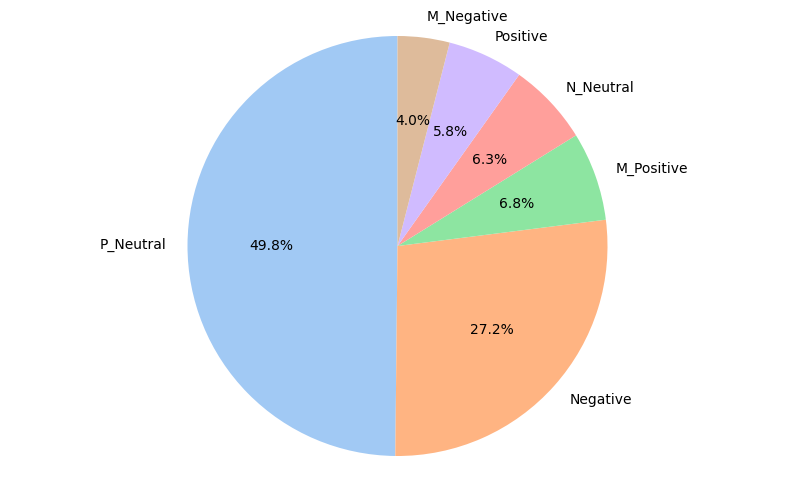
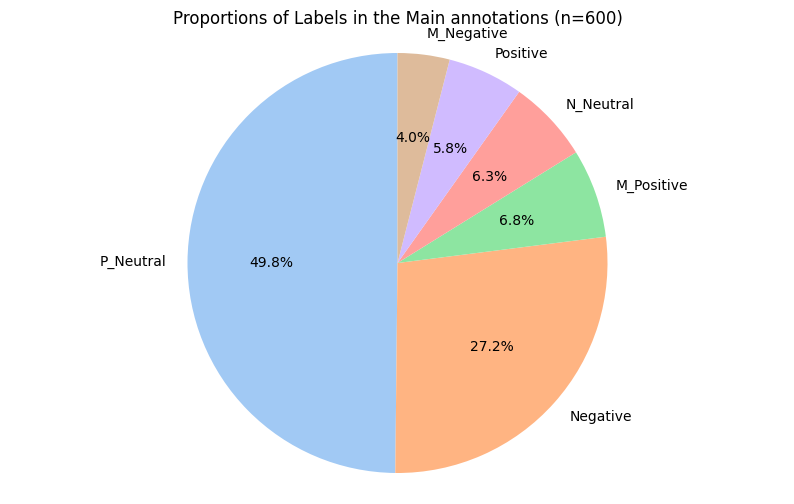
The notebook cell's code change between the first figure and the second:
--- before
+++ after
@@ -1,5 +1,7 @@
 palette = sns.color_palette('pastel')
 plt.figure(figsize=(10,6))
+plt.title('Proportions of Labels in the Main annotations (n=600)')
 plt.pie(tags, labels=tags.index, colors=palette, autopct='%1.1f%%', startangle=90)
 plt.axis('equal')
+plt.savefig('Figures/Label_proportions_Main.png', dpi=300, bbox_inches='tight')
 plt.show()

Commit: Check label distributions for Main